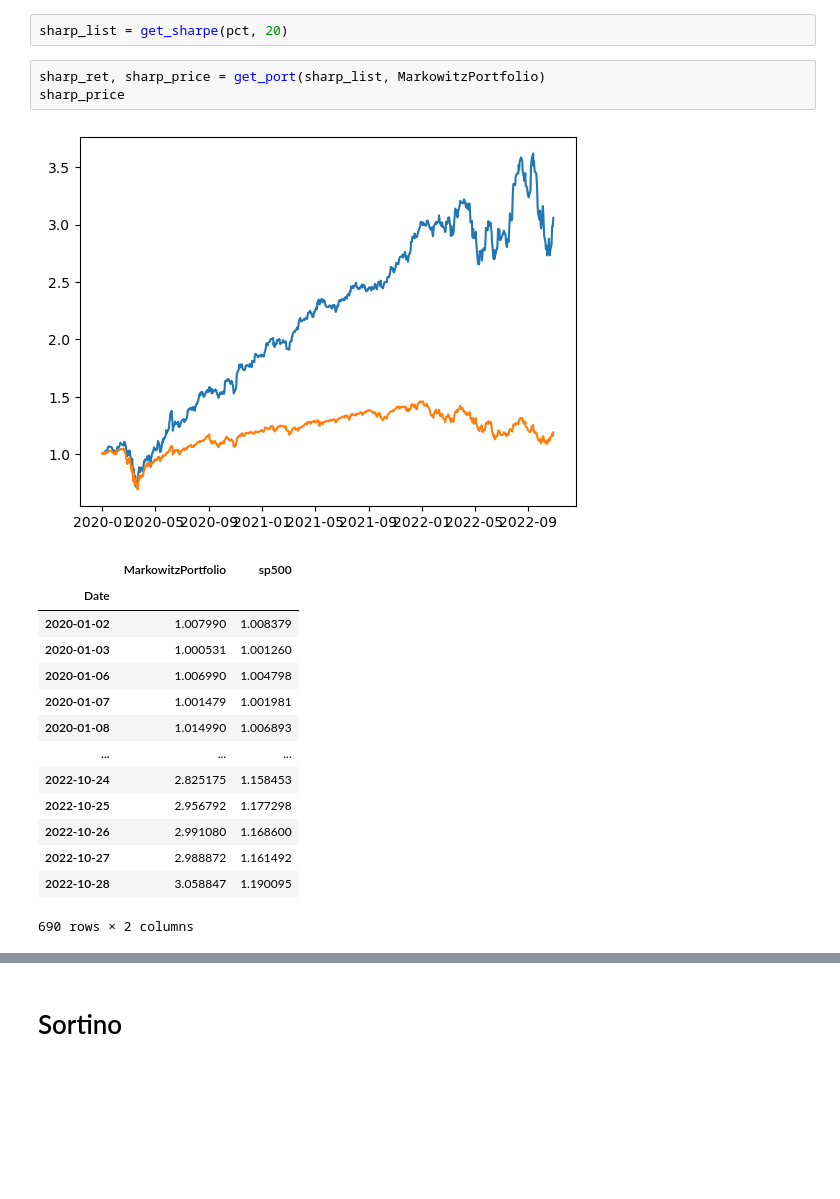
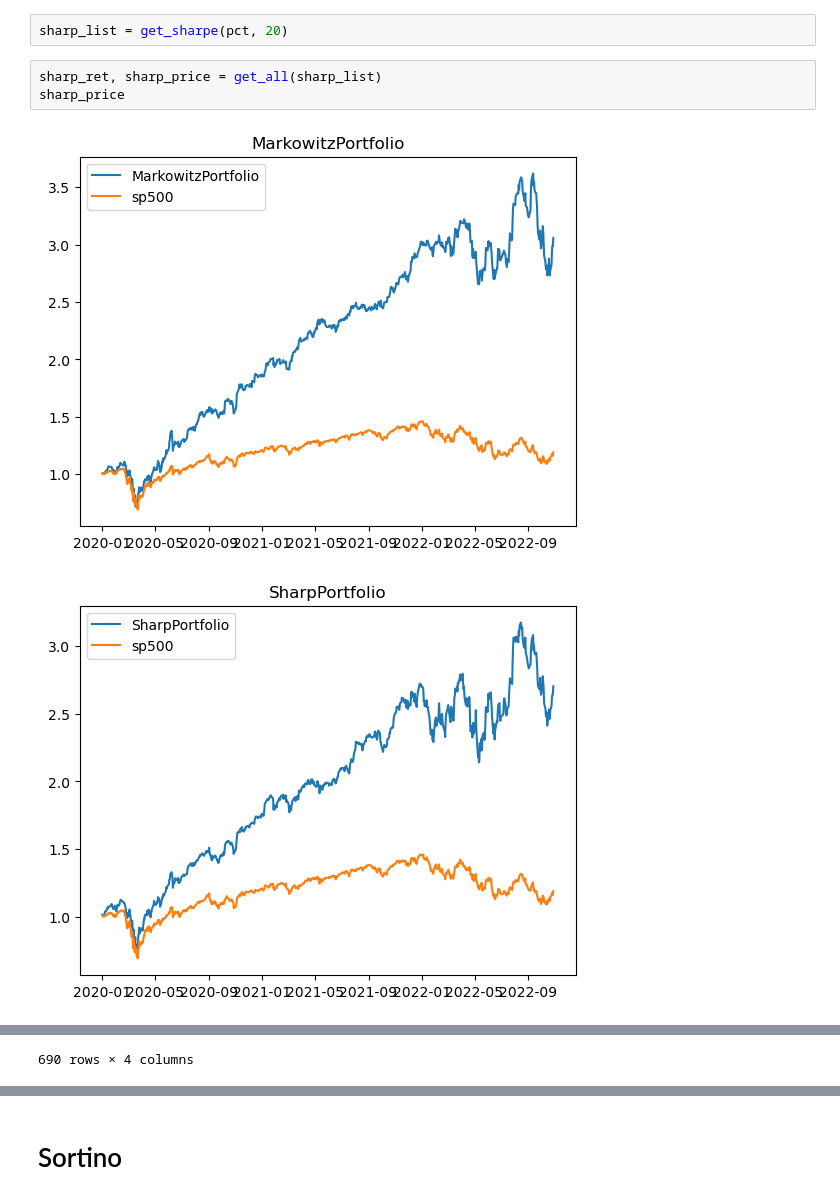
Before and after one commit to Shinypuff/Portfolios, a Jupyter notebook: port_my.ipynb, the cells around one changed output, grey strips where cells are left out. Cells and saved outputs as stored; diff of their text form; blank space fills up the shorter version.

```diff
--- a/port_my.ipynb
+++ b/port_my.ipynb
@@ -216,22 +254,9 @@ def get_sharpe(df_pct,n):
     return sharpe.head(n).index.to_list()
 # %%
 sharp_list = get_sharpe(pct, 20)
-# %%
-sharp_ret, sharp_price = get_port(sharp_list, MarkowitzPortfolio)
-sharp_price
-# %% [output]
-[figure, removed]
-|  | MarkowitzPortfolio | sp500 |
-| Date |  |  |
-| 2020-01-02 | 1.007990 | 1.008379 |
-| 2020-01-03 | 1.000531 | 1.001260 |
-| 2020-01-06 | 1.006990 | 1.004798 |
-| 2020-01-07 | 1.001479 | 1.001981 |
-| 2020-01-08 | 1.014990 | 1.006893 |
-| ... | ... | ... |
-| 2022-10-24 | 2.825175 | 1.158453 |
-| 2022-10-25 | 2.956792 | 1.177298 |
-| 2022-10-26 | 2.991080 | 1.168600 |
-| 2022-10-27 | 2.988872 | 1.161492 |
-| 2022-10-28 | 3.058847 | 1.190095 |
-690 rows × 2 columns
+# %%
+sharp_ret, sharp_price = get_all(sharp_list)
+sharp_price
+# %% [output]
+[figure, added]
+[figure, added]
@@ -238,3 +276,4 @@ sharp_price
+690 rows × 4 columns
 # %%
 sharp_metr = get_metrics(sharp_ret)
 sharp_metr
```
Also changed, not shown: parts of 13 cells of this notebook.
